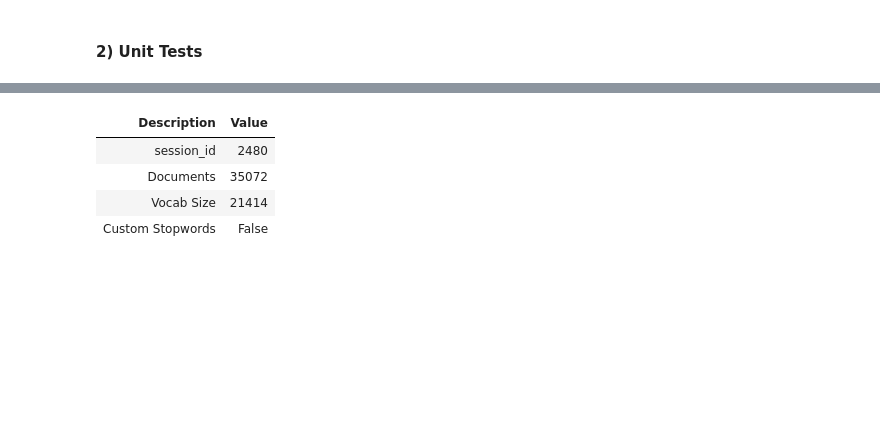
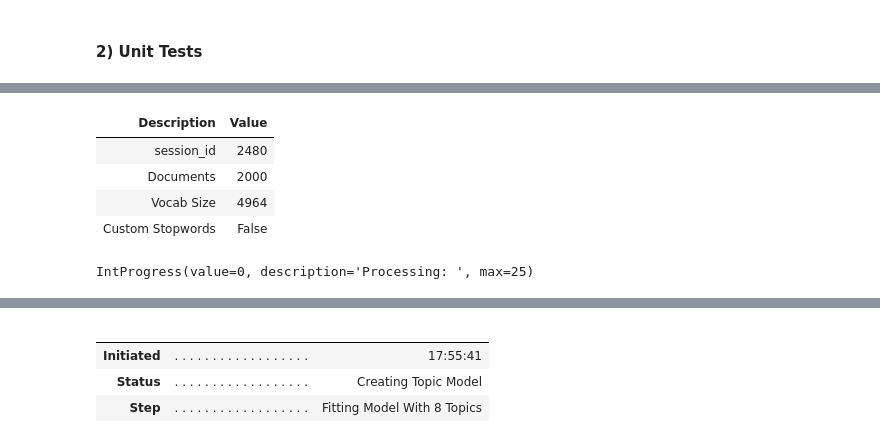
Before and after one commit to JohnnyFoulds/dsm020-2021-oct, a Jupyter notebook: coursework_02/cw.ipynb, the cells around one changed output, grey strips where cells are left out. Saved outputs shown, nothing was run; the diff lists cells and outputs as text; code cells hidden in the pictures; blank space fills up the shorter version.

Commit message:
Topic model ready for manual coherence evaulation

```diff
--- a/coursework_02/cw.ipynb
+++ b/coursework_02/cw.ipynb
@@ -94,8 +95,16 @@ random_seed = 2480
 The Hellopeter telecommunications dataset prepared in coursework 1 is loaded from the GitHub repository.
 # %%
 # load the raw datasets retrieved fom hellopeter
-telecom_reviews = pd.read_parquet('https://github.com/JohnnyFoulds/dsm020-2021-oct/raw/master/coursework_01/data/output/telecommunications.gzip')
-telecom_reviews.info()
+try:
+    telecom_reviews = pd.read_parquet('https://github.com/JohnnyFoulds/dsm020-2021-oct/raw/master/coursework_01/data/output/telecommunications.gzip')
+    telecom_reviews.info()
+except HTTPError as err:
+    if err.code == 4041:
+        print('The file was not found on GitHub (404): %s' % err.filename)
+    else:
+        print('The file could not be retrieved from GitHub, please review the original error message: %s' % err.msg)
+except URLError as err:
+    print('There is a problem with the source URL: %s' % err.reason)
 # %% [output]
 <class 'pandas.core.frame.DataFrame'>
 RangeIndex: 35072 entries, 0 to 35071
@@ -304,6 +313,10 @@ class TopicModeling():
         -------
         Trained Model
         """
+        # check for allowed models
+        assert model in ['lda', 'lsi', 'hdp', 'rp', 'nmf'], 'model must be one of the following: lda, lsi, hdp, rp, nmf'
+
+        # create the model
         self.trained_model = create_model(
             model=model,
             num_topics=num_topics,
@@ -336,6 +349,10 @@ class TopicModeling():
         -------
         Trained Model with optimized ``num_topics`` parameter.
         """
+        # check for allowed models
+        assert model in ['lda', 'lsi', 'hdp', 'rp', 'nmf'], 'model must be one of the following: lda, lsi, hdp, rp, nmf'
+
+        # create the tuned model
         self.trained_model = tune_model(
             model=model,
             fold=fold,
@@ -446,3 +467,20 @@ Ran 5 tests in 91.119s
 
 OK
 <unittest.main.TestProgram at 0x...>
+# %%
+# create a sample dataset for testing
+df_train = df_complaints_balance.sample(n=2000, random_state=random_seed)
+
+# create the topic modeler and perform the pre-processing steps
+topic_modeler = TopicModeling(df_train, random_seed)
+topic_modeler.setup(target='review_content_clean', custom_stopwords=None, verbose=True)
+
+# create the model
+model = topic_modeler.create_tuned_model(model='lda', fold=10, verbose=True)
+# %% [output]
+| Description | Value |
+| session_id | 2480 |
+| Documents | 2000 |
+| Vocab Size | 4964 |
+| Custom Stopwords | False |
+IntProgress(value=0, description='Processing: ', max=25)
@@ -449,3 +488,8 @@ OK
+|  |  |  |
+|  |  |  |
+| Initiated | . . . . . . . . . . . . . . . . . . | 17:55:41 |
+| Status | . . . . . . . . . . . . . . . . . . | Creating Topic Model |
+| Step | . . . . . . . . . . . . . . . . . . | Fitting Model With 8 Topics |
 # %%
 custom_stopwords = []
 session_id = 2480
@@ -459,12 +503,6 @@ nlp = setup(
     session_id=session_id,
     #custom_stopwords=custom_stopwords
 )
-# %% [output]
-| Description | Value |
-| session_id | 2480 |
-| Documents | 35072 |
-| Vocab Size | 21414 |
-| Custom Stopwords | False |
 # %%
 # create the model
 lda = create_model('lda', num_topics = 6, multi_core = True)
```
Also changed, not shown: parts of 11 cells of this notebook, 1 other file.
